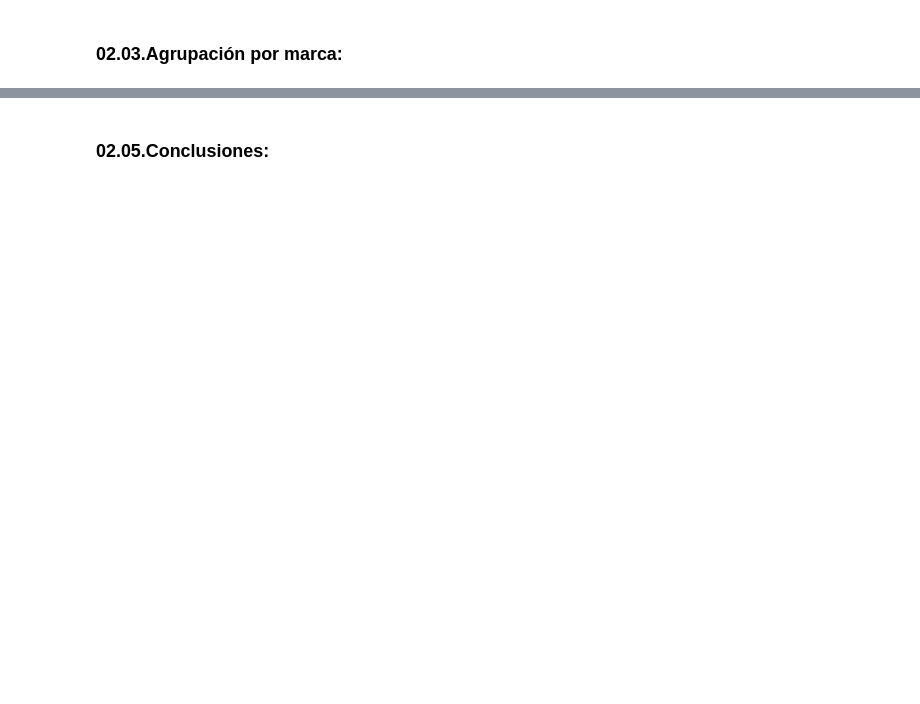
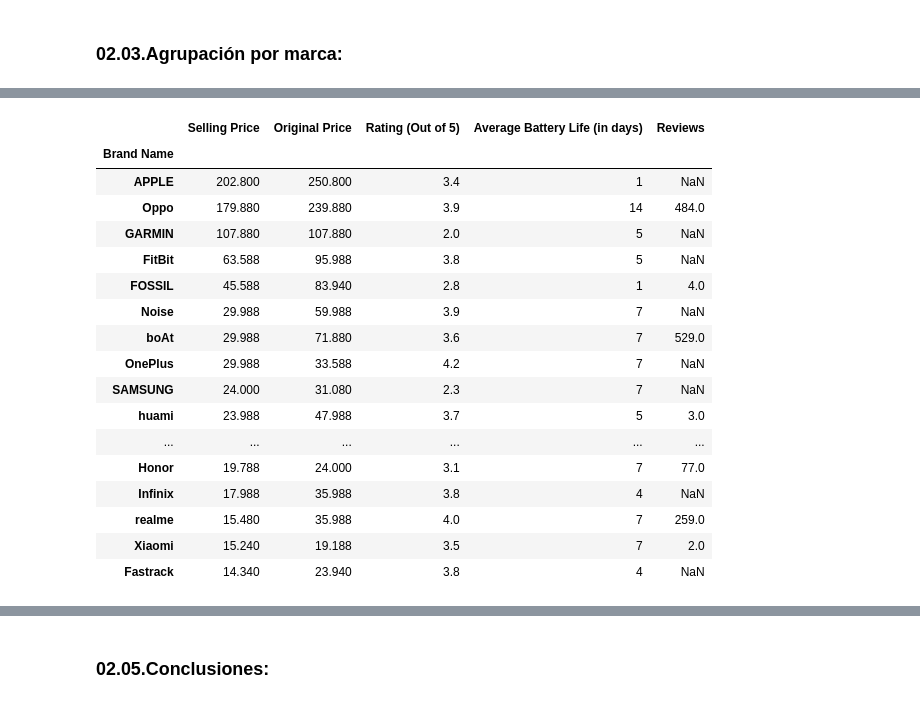
Before and after one commit to AlvaroSimonMerino/TrainingPython, a Jupyter notebook: 01_Python/01_PracticaPython/02_Codigo/PracticaPython_POCD.ipynb, the cells around one changed output, grey strips where cells are left out. Saved outputs shown, nothing was run; the diff lists cells and outputs as text; code cells hidden in the pictures; blank space fills up the shorter version.

```diff
--- a/01_Python/01_PracticaPython/02_Codigo/PracticaPython_POCD.ipynb
+++ b/01_Python/01_PracticaPython/02_Codigo/PracticaPython_POCD.ipynb
@@ -395,0 +647,22 @@ sw_df_menor.max().select_dtypes(include = numerics)
+# %%
+# Mínimos valores
+br_df.min().select_dtypes(include = numerics).sort_values("Selling Price", ascending = False)
+# %% [output]
+|  | Selling Price | Original Price | Rating (Out of 5) | Average Battery Life (in days) | Reviews |
+| Brand Name |  |  |  |  |  |
+| APPLE | 202.800 | 250.800 | 3.4 | 1 | NaN |
+| Oppo | 179.880 | 239.880 | 3.9 | 14 | 484.0 |
+| GARMIN | 107.880 | 107.880 | 2.0 | 5 | NaN |
+| FitBit | 63.588 | 95.988 | 3.8 | 5 | NaN |
+| FOSSIL | 45.588 | 83.940 | 2.8 | 1 | 4.0 |
+| Noise | 29.988 | 59.988 | 3.9 | 7 | NaN |
+| boAt | 29.988 | 71.880 | 3.6 | 7 | 529.0 |
+| OnePlus | 29.988 | 33.588 | 4.2 | 7 | NaN |
+| SAMSUNG | 24.000 | 31.080 | 2.3 | 7 | NaN |
+| huami | 23.988 | 47.988 | 3.7 | 5 | 3.0 |
+| ... | ... | ... | ... | ... | ... |
+| Honor | 19.788 | 24.000 | 3.1 | 7 | 77.0 |
+| Infinix | 17.988 | 35.988 | 3.8 | 4 | NaN |
+| realme | 15.480 | 35.988 | 4.0 | 7 | 259.0 |
+| Xiaomi | 15.240 | 19.188 | 3.5 | 7 | 2.0 |
+| Fastrack | 14.340 | 23.940 | 3.8 | 4 | NaN |
```
Also changed, not shown: parts of 67 cells of this notebook.
